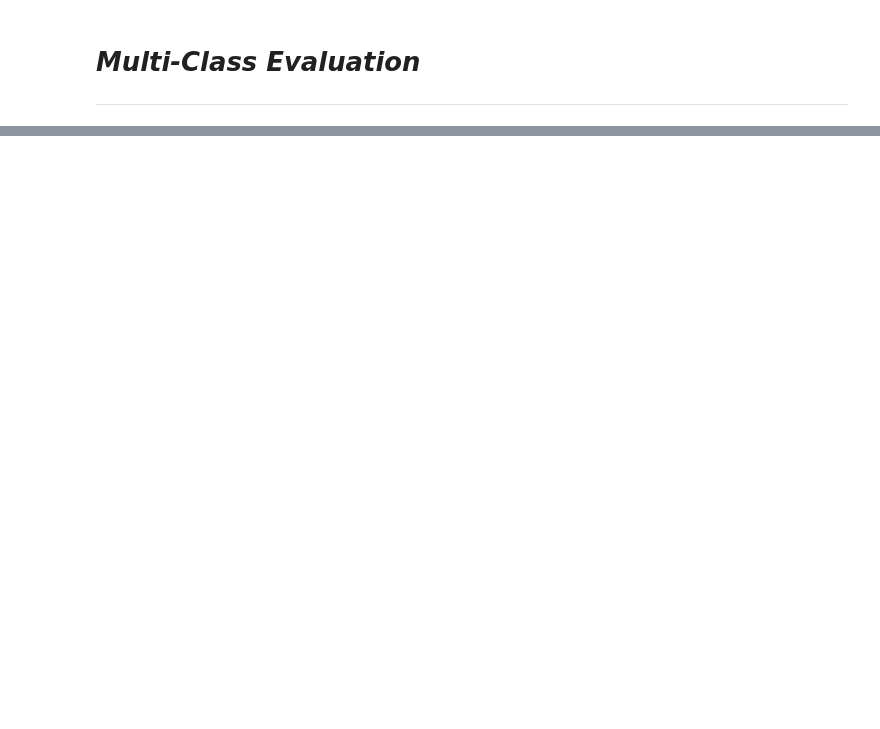
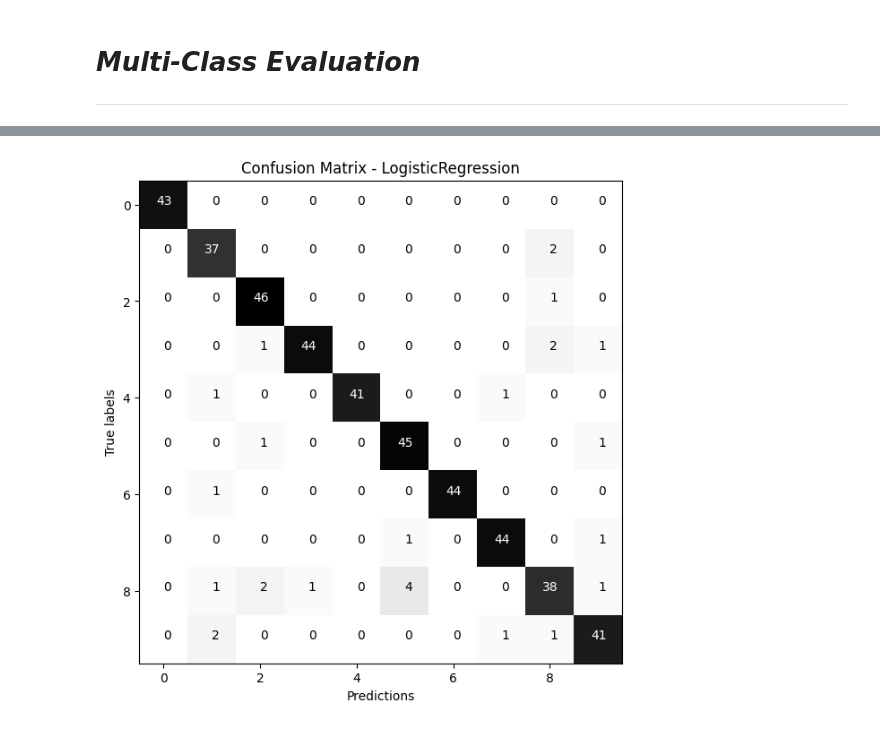
Before and after one commit to anoban/Applied-Machine-Learning-in-Python, a Jupyter notebook: anoban/Multi-Class Evaluation.ipynb, the cells around one changed output, grey strips where cells are left out. Saved outputs shown, nothing was run; the diff lists cells and outputs as text; code cells hidden in the pictures; blank space fills up the shorter version.

```diff
--- a/anoban/Multi-Class Evaluation.ipynb
+++ b/anoban/Multi-Class Evaluation.ipynb
@@ -19,0 +94,22 @@
+# %%
+def plot_confusion_matrix(confusion_matrix: npt.NDArray[np.int64], model: str) -> None:
+    fig, axes = plt.subplots()
+    fig.set_size_inches(7, 7)
+    axes.imshow(confusion_matrix, cmap = "binary")
+
+    for column in range(0, confusion_matrix.shape[0]):
+        for row in range(0, confusion_matrix.shape[0]):
+            if row == np.argmax(confusion_matrix[column, :]):
+                # print(row)
+                axes.text(y = row, x = column - .15, s = confusion_matrix[row, column], color = "white")
+            else:
+                axes.text(y = row, x = column, s = confusion_matrix[row, column], color = "black")
+
+    axes.set_xlabel("Predictions")
+    axes.set_ylabel("True labels")
+    axes.set_title(f"Confusion Matrix - {model}")
+    plt.show()
+# %%
+plot_confusion_matrix(confusion_matrix = cfmat, model = "LogisticRegression")
+# %% [output]
+[figure, added]
```
Also changed, not shown: parts of 23 cells of this notebook, 2 other files.
